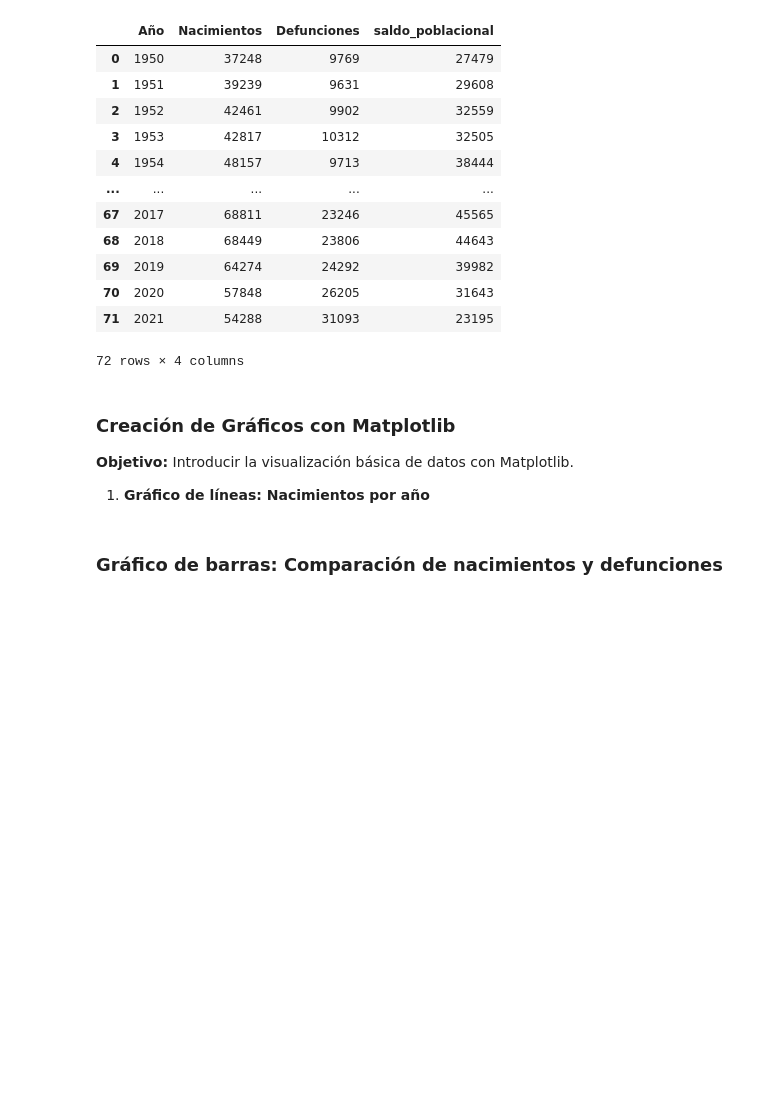
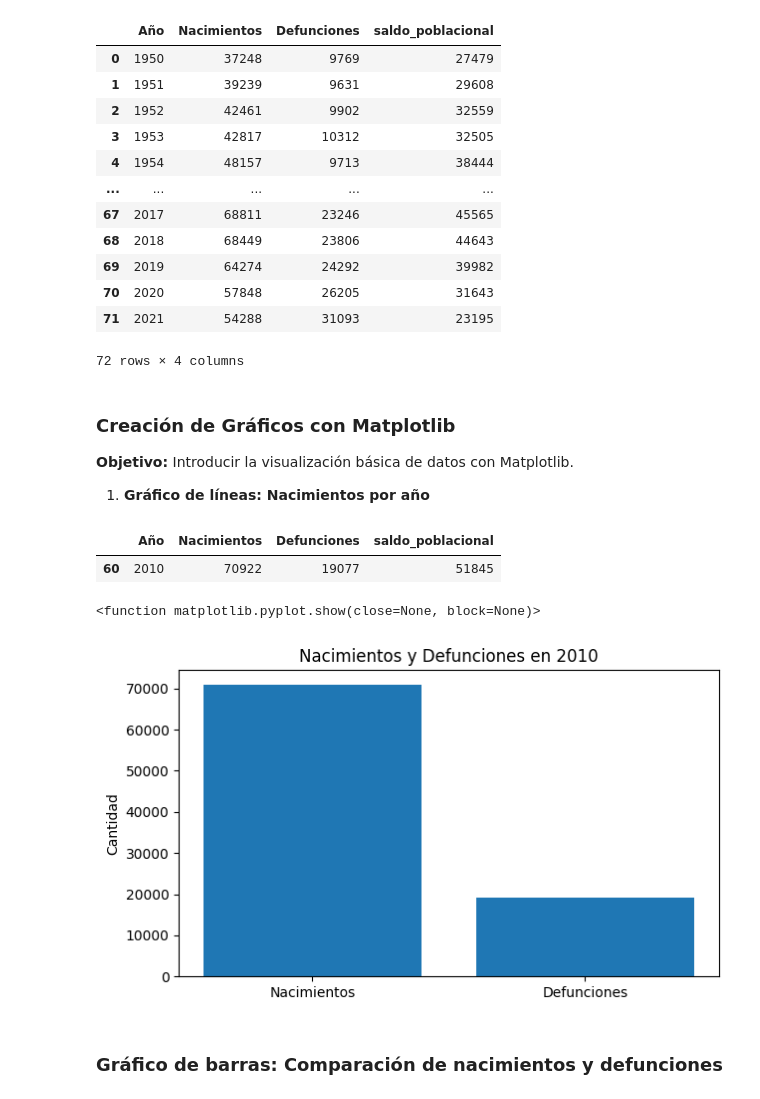
Before and after one commit to FernandaSalasJ/Programacion-Python-Basico-GRUPO-1---6181133432, a Jupyter notebook: Estudiantes/Fernanda Salas/Clase 10/Tarea/Practica_9.ipynb, the cells around one changed output. Drawn from its saved outputs; the diff is of its cells as text; code cells hidden in the pictures; blank space fills up the shorter version.

```diff
--- a/Estudiantes/Fernanda Salas/Clase 10/Tarea/Practica_9.ipynb
+++ b/Estudiantes/Fernanda Salas/Clase 10/Tarea/Practica_9.ipynb
@@ -219,5 +219,44 @@ df
 1. **Gráfico de líneas: Nacimientos por año**
 # %%
 import matplotlib.pyplot as plt
+# %%
+import matplotlib.pyplot as plt
+
+
+anio_filtrar = int(input('Ingrese el año a Graficar: '))
+
+
+#df >= anio_inicial and <= anio_final
+                                            #  and
+df_rango_anios = df[df['Año'] == anio_filtrar ]
+
+
+df_rango_anios
+# %% [output]
+|  | Año | Nacimientos | Defunciones | saldo_poblacional |
+| 60 | 2010 | 70922 | 19077 | 51845 |
+# %%
+import matplotlib.pyplot as plt
+
+
+anio_filtrar = int(input('Ingrese el año a Graficar: '))
+
+
+#df >= anio_inicial and <= anio_final
+                                            #  and
+df_rango_anios = df[df['Año'] == anio_filtrar ]
+
+
+plt.figure(figsize=(7,4))
+plt.bar(['Nacimientos','Defunciones'], [df_rango_anios['Nacimientos'].values[0],
+        df_rango_anios['Defunciones'].values[0]])
+plt.show
+
+plt.title(f"Nacimientos y Defunciones en {df_rango_anios['Año'].values[0]}")
+plt.ylabel('Cantidad')
+plt.show
+# %% [output]
+<function matplotlib.pyplot.show(close=None, block=None)>
+[figure, added]
 # %% [markdown]
 ### **Gráfico de barras: Comparación de nacimientos y defunciones**
```
Also changed, not shown: parts of 9 cells of this notebook.
